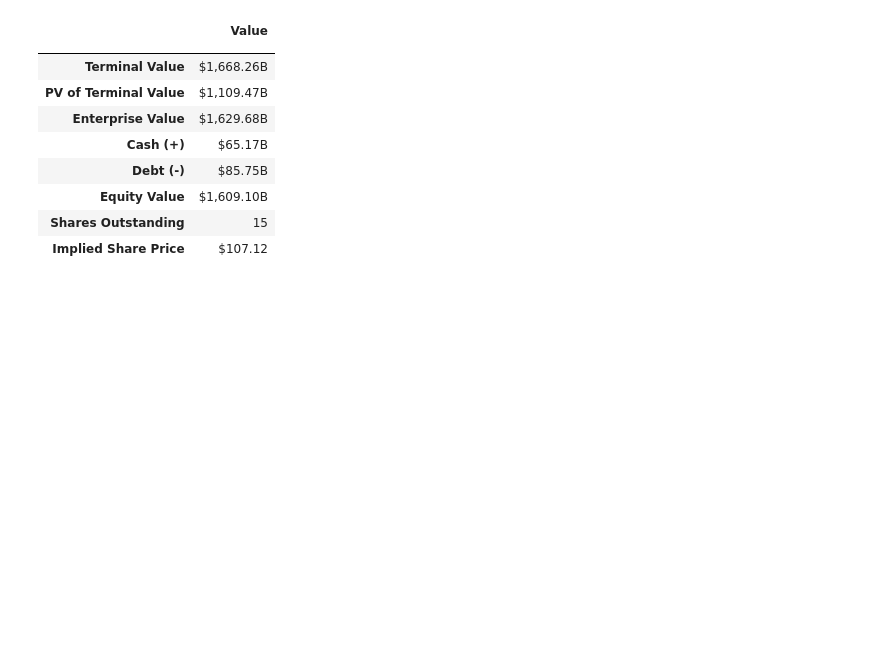
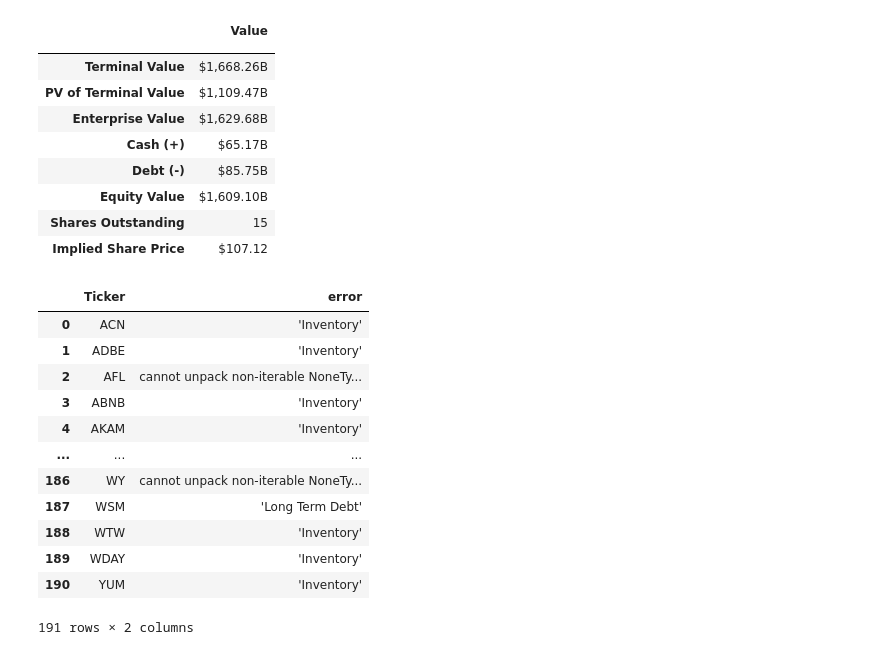
Before and after one commit to dagimg16/dcf_modeling, a Jupyter notebook: dcf_model.ipynb, the cells around one changed output. Drawn from its saved outputs; the diff is of its cells as text; code cells hidden in the pictures; blank space fills up the shorter version.

```diff
--- a/dcf_model.ipynb
+++ b/dcf_model.ipynb
@@ -420,3 +421,21 @@ pd.DataFrame(metrics_2, columns=['', 'Value']).set_index('')
 | Equity Value | $1,609.10B |
 | Shares Outstanding | 15 |
 | Implied Share Price | $107.12 |
+# %%
+df1 = pd.read_csv('sp500_dcf_failed.csv')
+# %%
+df1
+# %% [output]
+|  | Ticker | error |
+| 0 | ACN | 'Inventory' |
+| 1 | ADBE | 'Inventory' |
+| 2 | AFL | cannot unpack non-iterable NoneTy... |
+| 3 | ABNB | 'Inventory' |
+| 4 | AKAM | 'Inventory' |
+| ... | ... | ... |
+| 186 | WY | cannot unpack non-iterable NoneTy... |
+| 187 | WSM | 'Long Term Debt' |
+| 188 | WTW | 'Inventory' |
+| 189 | WDAY | 'Inventory' |
+| 190 | YUM | 'Inventory' |
+191 rows × 2 columns
```
Also changed, not shown: parts of 23 cells of this notebook, 3 other files.
